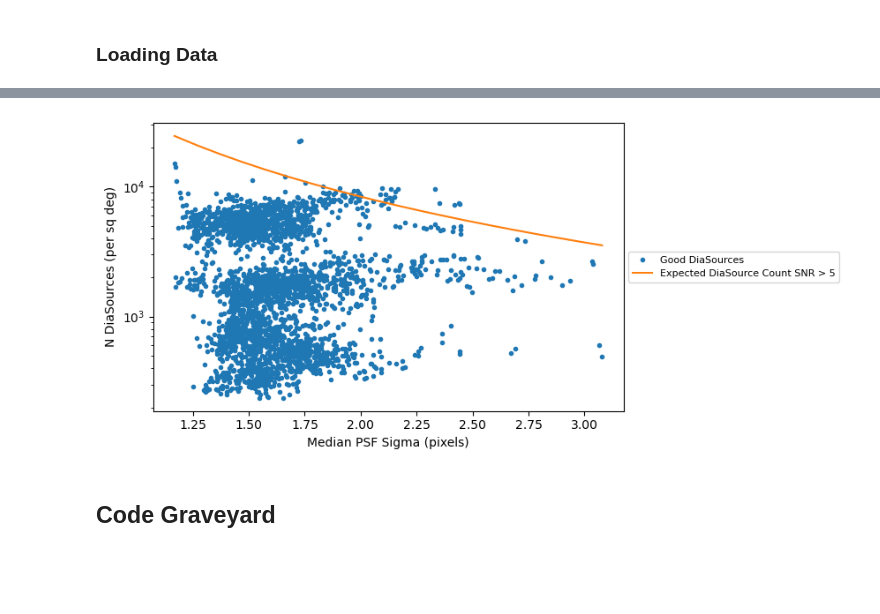
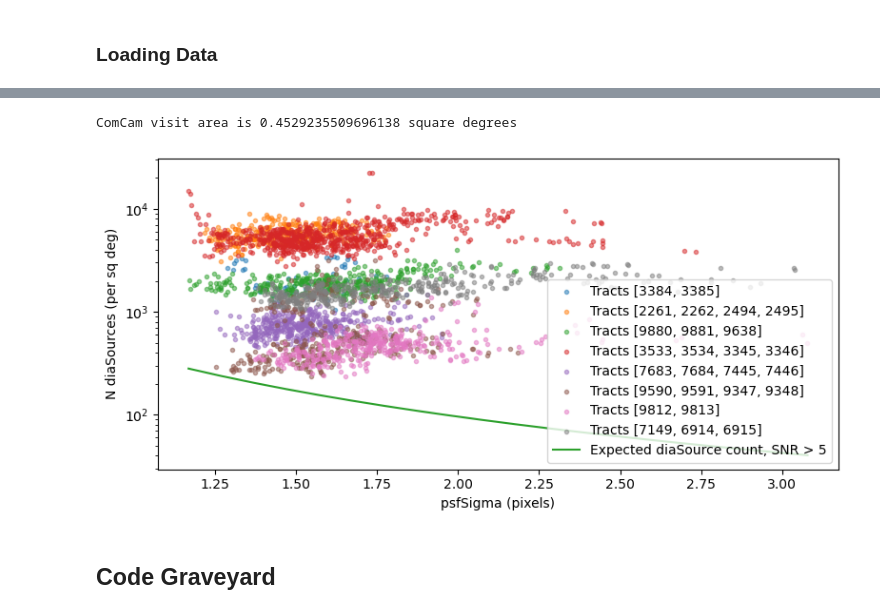
Before and after one commit to lsst-dm/ap_pipe-notebooks, a Jupyter notebook: notebooks/DM-43074-False-Positive-Rates-in-DiaSources.ipynb, the cells around one changed output, grey strips where cells are left out. Saved outputs shown, nothing was run; the diff lists cells and outputs as text; code cells hidden in the pictures; blank space fills up the shorter version.

Commit message:
Plot expected noise by area of sky.

```diff
--- a/notebooks/DM-43074-False-Positive-Rates-in-DiaSources.ipynb
+++ b/notebooks/DM-43074-False-Positive-Rates-in-DiaSources.ipynb
@@ -68,0 +62,9 @@ def getPsfSigma(butler, visit, detector=0, badFlagList=['pixelFlags_edge', 'pixe
+# %%
+def getUniqueVisits(collections, tracts):
+    """Get the unique visits from a given tract."""
+    visitList = []
+    tracts = ','.join(str(tract) for tract in tracts)
+    for d in sorted(registry.queryDatasets(datasetType="goodSeeingDiff_diaSrcTable", collections=collections, where=f"skymap='DC2' AND tract IN ({tracts})")):
+        visitList.append(d.dataId['visit'])
+    uniqueVisits = list(set(visitList))
+    return uniqueVisits
@@ -78,22 +152,4 @@ year = '2024'
 
 butler = dafButler.Butler(repo, collections=collections, instrument=instrument, skymap=skymap)
 registry = butler.registry
-# %%
-tractList = [9813] #2494, 2495, 2661, 2662, 3200, 3345, 3346, 3384, 3385, 3533, 3534, 6914,
-                   #6915, 7148, 7149, 7445, 7446, 7683, 7684, 9347, 9348, 9590, 9591, 9637,
-                   #9638, 9812, 9813, 9880, 9881
-
-## Grouping tracts based on location
-group1 = [3384, 3385]
-group2 = [2261, 2262, 2494, 2495]
-group3 = [9880, 9881, 9638]
-group4 = [3533, 3534, 3345, 3346]
-group5 = [7683, 7684, 7445, 7446]
-group6 = [9590, 9591, 9347, 9348]
-group7 = [8912, 8913]
-group8 = [7149, 6914, 6915]
-
-groups = [group1, group2]
-
-patchList = [30]
 # %% [markdown]
@@ -102,0 +157,7 @@ patchList = [30]
+# %%
+visitListByGroup = []
+
+for group in groups:
+    visits = getUniqueVisits(collections, group)
+    visitListByGroup.append(visits)
+    print("There are "+str(len(visits))+f" in tracts {group}")
@@ -103 +173,10 @@ patchList = [30]
+# %%
+bbox = butler.get('calexp.bbox', visit=visitListByGroup[0][0], detector=0)
+PIXEL_SCALE = butler.get('calexp.wcs', visit=visitListByGroup[0][0], detector=0).getPixelScale().asDegrees()
+APPROX_CCD_AREA =  PIXEL_SCALE*PIXEL_SCALE*bbox.getArea()
+N_CCD = 9
+APPROX_VISIT_AREA = APPROX_CCD_AREA * N_CCD
+print(f"ComCam visit area is {APPROX_VISIT_AREA} square degrees")
+# %% [output]
+ComCam visit area is 0.4529235509696138 square degrees
 # %%
@@ -122,28 +219,6 @@ def expected(low, high, seeing=3, nCcds=len(visitList)*APPROX_N_CCD):
-# %%
-psfSigmaList = []
-nGoodDiaSources = []
-
-for visit in visitList:
-    goodPsfStats = getPsfSigma(butler, visit)
-    psfSigmaList.append(goodPsfStats[0])
-    nGoodDiaSources.append(goodPsfStats[1])
-
-psfSigmaRange = np.linspace(np.min(psfSigmaList), np.max(psfSigmaList), 20)
-expectedCounts = expected(5, 100, psfSigmaRange)/ 33 / APPROX_VISIT_AREA # Double check area
-
-plt.figure(figsize=(8,4))
-ax = plt.subplot(111)
-plt.yscale('log')
-plt.ylabel('N DiaSources (per sq deg)')
-plt.xlabel('Median PSF Sigma (pixels)')
-nGoodDiaSourcesPerVisit = [n/APPROX_VISIT_AREA for n in nGoodDiaSources]
-plt.plot(psfSigmaList, nGoodDiaSourcesPerVisit, '.', label="Good DiaSources")
-box = ax.get_position()
-ax.set_position([box.x0, box.y0, box.width * 0.9, box.height])
-plt.plot(psfSigmaRange, expectedCounts, label="Expected DiaSource Count SNR > 5")
-plt.legend(fontsize=8, loc='center left', bbox_to_anchor=(1, 0.5))
-plt.tight_layout()
-# %% [output]
-[figure]
+# %%
+diaSourceCountExpectedPlot(butler, visitListByGroup, APPROX_VISIT_AREA, N_CCD, badFlagList)
+# %% [output]
+[figure, added]
 # %% [markdown]
 ## Code Graveyard
```
Also changed, not shown: parts of 19 cells of this notebook.
